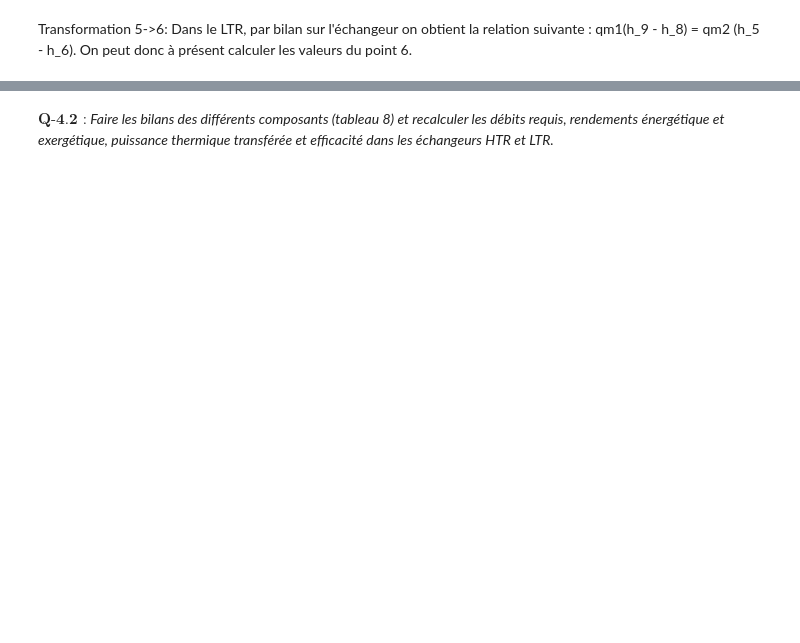
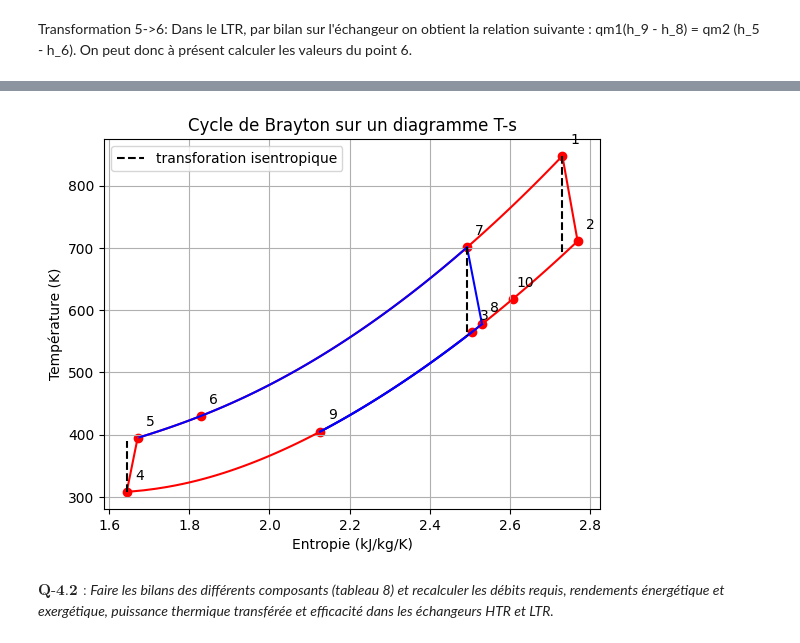
Before and after one commit to noamguillou/Genie-energetique, a Jupyter notebook: projet.ipynb, the cells around one changed output, grey strips where cells are left out. Cells and saved outputs as stored; diff of their text form; code cells hidden in the pictures; blank space fills up the shorter version.

```diff
--- a/projet.ipynb
+++ b/projet.ipynb
@@ -802,5 +802,5 @@ P_1 = P_5 = P_6 = P_7 =250.e5 #Pa
 T_1 = 848 #K
 P_2 = P_3 = P_4 = P_8= P_9 = P_10= 75.e5 #Pa
 T_4 = 308 #K
-T_5 = T_5
+T_5 = 394.91
 # %% [markdown]
@@ -854,0 +833,15 @@ h_7: 464.33480818157705 kJ/kg
+# %%
+h_10 = 0.25*(h_5_reel-h_7) + h_2_reel
+
+T_10 = CP.PropsSI("T", "P", P_10, "H", h_10, "CO2")
+s_10 = CP.PropsSI("S","P",P_10,"H",h_10,"CO2")
+
+print(f"T_10 = {T_10:.2f} K  ({T_10 - 273.15:.2f} °C)")
+print(f"s_10: {s_10*1e-3} kJ/kg/K")
+print(f"h_10: {h_10*1e-3} kJ/kg")
+
+T_3 = 0.75*T_10 + 0.25*T_9 # on suppose que le mélange est idéal
+print(f"T_3 = {T_3:.2f} K  ({T_3 - 273.15:.2f} °C)")
+h_3 = CP.PropsSI("H","P",P_3,"T",T_3,"CO2")
+s_3 = CP.PropsSI("S","P",P_3,"H",h_3,"CO2")
+print(f"h_3: {h_3*1e-3} kJ/kg", f"s_3: {s_3*1e-3} kJ/kg/K", sep="\n")
@@ -894,2 +894,59 @@ h_6: 403.81787526702453 kJ/kg
+# %%
+points_s = [s_1*1e-3, s_2*1e-3, s_3*1e-3, s_4*1e-3, s_5*1e-3, s_6*1e-3, s_7*1e-3, s_8*1e-3, s_9*1e-3, s_10*1e-3]
+points_T = [T_1, T_2, T_3, T_4, T_5, T_6, T_7, T_8, T_9, T_10]
+points_P= [P_1, P_2, P_3, P_4, P_5, P_6, P_7, P_8, P_9, P_10]
+
+# Programme pour tracer les isobares
+def transfo_isobare(T_in, T_out, P, n=100):
+    Ss, Ts = [], []
+    for t in np.linspace(T_in, T_out, n):
+        try:
+            s_val = CP.PropsSI("S", "P", P, "T", t, "CO2") * 1e-3  # Conversion en kJ/kg/K
+            Ss.append(s_val)
+            Ts.append(t)
+        except:
+            pass
+    return [np.array(Ss), np.array(Ts)]
+
+# Affichage des 6 points états
+plt.scatter(points_s, points_T, marker='o', color='red')
+for i, txt in enumerate(['1', '2', '3', '4', '5', '6', '7', '8', '9', '10']):
+    plt.annotate(txt, (points_s[i], points_T[i]), textcoords="offset points", xytext=(9,9), ha='center')
+# Tracé des isobares
+S_210, T_210 = transfo_isobare( T_2, T_10, P_2)
+plt.plot(S_210, T_210, color='red')
+S_103, T_103 = transfo_isobare( T_10, T_3, P_10)
+plt.plot(S_103, T_103, color='red')
+S_34, T_34 = transfo_isobare( T_3, T_4, P_3)
+plt.plot(S_34, T_34, color='red')
+S_56, T_56 = transfo_isobare(T_5, T_6, P_5)
+plt.plot(S_56, T_56, color='red')
+S_61, T_61 = transfo_isobare(T_6, T_1, P_6)
+plt.plot(S_61, T_61, color='red')
+S_57, T_57 = transfo_isobare( T_5, T_7, P_5)
+plt.plot(S_57, T_57, color='blue')
+S_89, T_89 = transfo_isobare( T_8, T_9, P_8)
+plt.plot(S_89, T_89, color='blue')
+S_93, T_93 = transfo_isobare( T_9, T_3, P_9)
+plt.plot(S_93, T_93, color='blue')
+
+# Tracé des transformations réelles
+plt.plot([points_s[0], points_s[1]], [points_T[0], points_T[1]], color='red')
+plt.plot([points_s[3], points_s[4]], [points_T[3], points_T[4]], color='red')
+plt.plot([points_s[6], points_s[7]], [points_T[6], points_T[7]], color='blue')
+# Tracé des transformations isentropiques
+plt.plot([points_s[0], points_s[0]], [points_T[0], T_2_is],'k--', color='black', label='transforation isentropique')
+plt.plot([points_s[3], points_s[3]], [points_T[3], T_5_is], 'k--', color='black')
+plt.plot([points_s[6], points_s[6]], [points_T[6], T_8_is], 'k--', color='black')
+
+# Affichage du diagramme
+plt.xlabel('Entropie (kJ/kg/K)')
+plt.ylabel('Température (K)')
+plt.title('Cycle de Brayton sur un diagramme T-s')
+plt.legend()
+plt.grid()
+plt.show()
+# %% [output]
+[figure, added]
 # %% [markdown]
 *$\textbf{Q-4.2 :}$ Faire les bilans des différents composants (tableau 8) et recalculer les débits requis, rendements énergétique et exergétique, puissance thermique transférée et efficacité dans les échangeurs HTR et LTR.*
```
Also changed, not shown: parts of 27 cells of this notebook.
